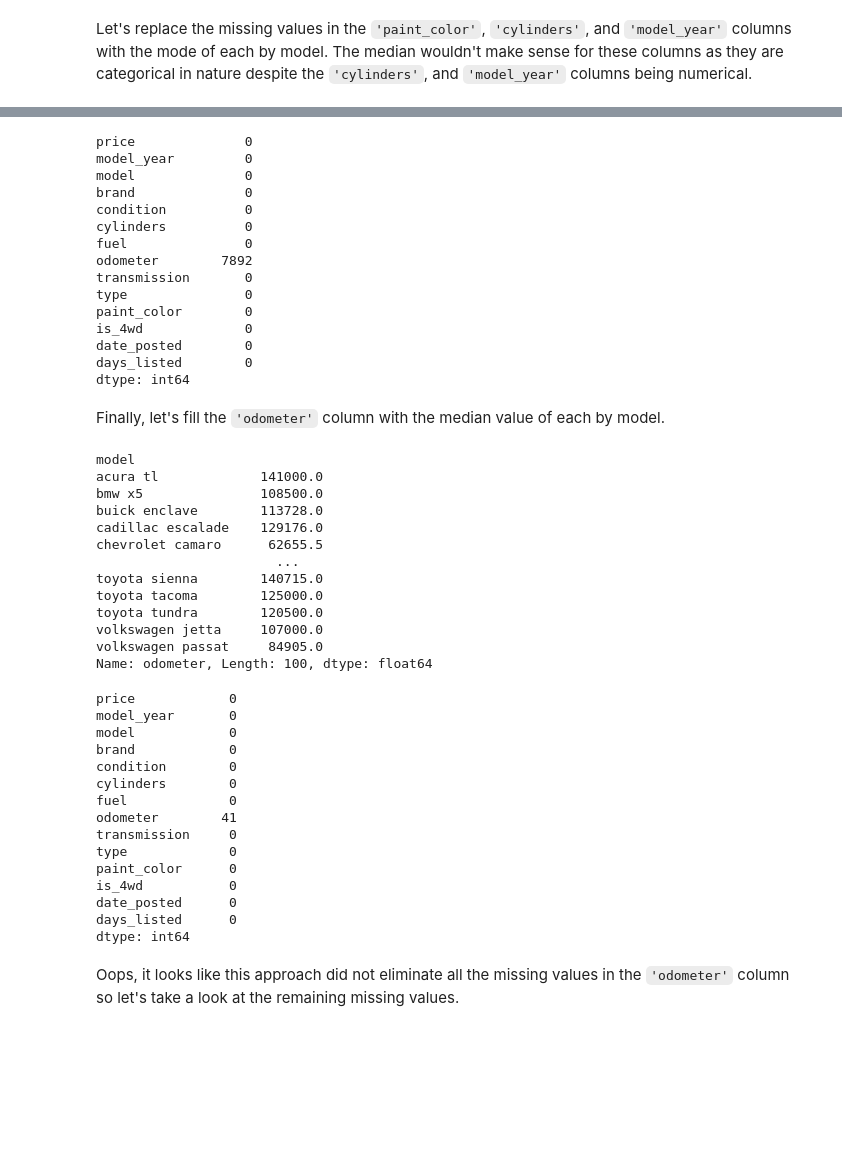
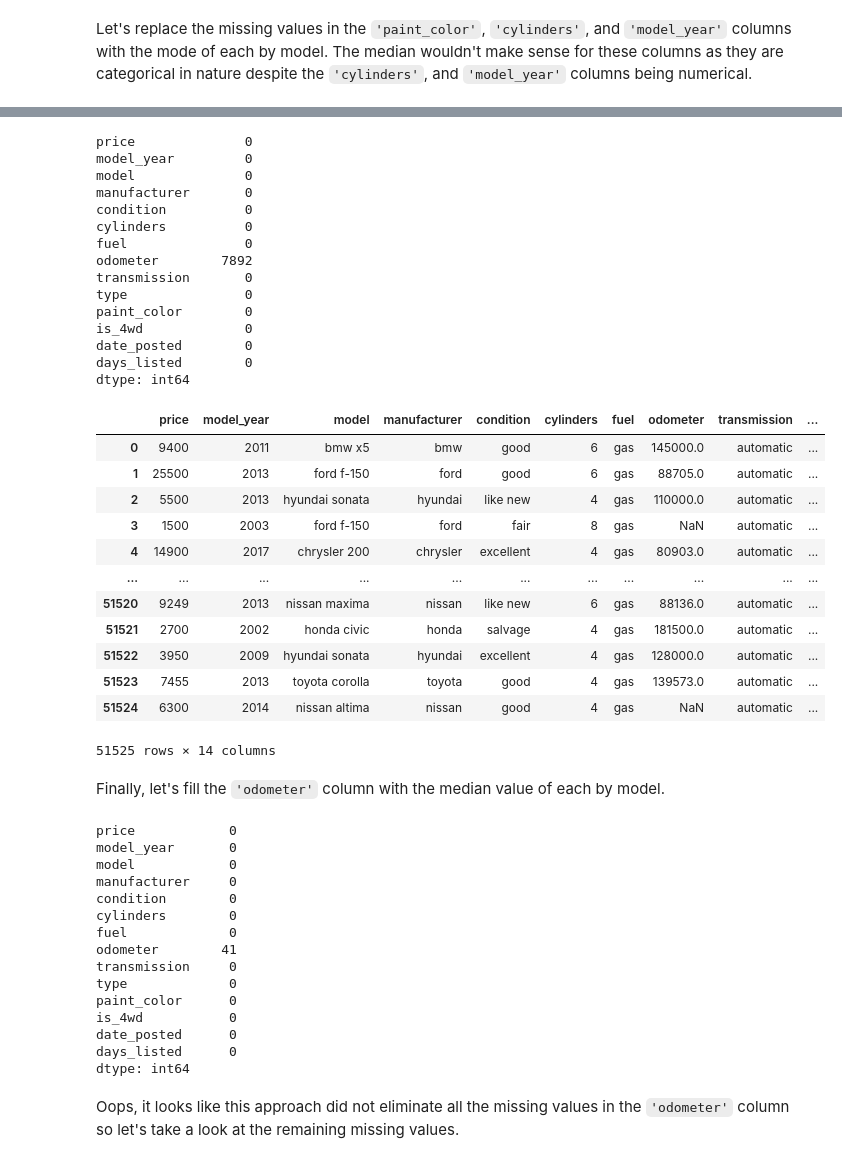
Before and after one commit to Readnovel25/us_vehicles_web_app, a Jupyter notebook: notebooks/EDA.ipynb, the cells around one changed output, grey strips where cells are left out. Drawn from its saved outputs; the diff is of its cells as text; code cells hidden in the pictures; blank space fills up the shorter version.

```diff
--- a/notebooks/EDA.ipynb
+++ b/notebooks/EDA.ipynb
@@ -198,14 +218,14 @@ dtype: int64
 # %%
 # Replace missing model years with the most frequent value for each model
-vehicles_df['model_year'] = vehicles_df.groupby('model')['model_year'].transform(lambda x: x.fillna(x.mode()[0]))
+df['model_year'] = df.groupby('model')['model_year'].transform(lambda x: x.fillna(x.mode()[0]))
 
 # Check for missing values
-vehicles_df.isna().sum()
+df.isna().sum()
 # %% [output]
 price              0
 model_year         0
 model              0
-brand              0
+manufacturer       0
 condition          0
 cylinders          0
 fuel               0
@@ -217,36 +237,39 @@ is_4wd             0
 date_posted        0
 days_listed        0
 dtype: int64
+# %%
+# Change 'model_year' column to be of type int
+df['model_year'] = df['model_year'].astype(int)
+
+# Show dataframe
+df
+# %% [output]
+|  | price | model_year | model | manufacturer | condition | cylinders | fuel | odometer | transmission | ... |
+| 0 | 9400 | 2011 | bmw x5 | bmw | good | 6 | gas | 145000.0 | automatic | ... |
+| 1 | 25500 | 2013 | ford f-150 | ford | good | 6 | gas | 88705.0 | automatic | ... |
+| 2 | 5500 | 2013 | hyundai sonata | hyundai | like new | 4 | gas | 110000.0 | automatic | ... |
+| 3 | 1500 | 2003 | ford f-150 | ford | fair | 8 | gas | NaN | automatic | ... |
+| 4 | 14900 | 2017 | chrysler 200 | chrysler | excellent | 4 | gas | 80903.0 | automatic | ... |
+| ... | ... | ... | ... | ... | ... | ... | ... | ... | ... | ... |
+| 51520 | 9249 | 2013 | nissan maxima | nissan | like new | 6 | gas | 88136.0 | automatic | ... |
+| 51521 | 2700 | 2002 | honda civic | honda | salvage | 4 | gas | 181500.0 | automatic | ... |
+| 51522 | 3950 | 2009 | hyundai sonata | hyundai | excellent | 4 | gas | 128000.0 | automatic | ... |
+| 51523 | 7455 | 2013 | toyota corolla | toyota | good | 4 | gas | 139573.0 | automatic | ... |
+| 51524 | 6300 | 2014 | nissan altima | nissan | good | 4 | gas | NaN | automatic | ... |
+51525 rows × 14 columns
 # %% [markdown]
 Finally, let's fill the `'odometer'` column with the median value of each by model.
-# %%
-#
-vehicles_df.groupby('model')['odometer'].median()
-# %% [output]
-model
-acura tl             141000.0
-bmw x5               108500.0
-buick enclave        113728.0
-cadillac escalade    129176.0
-chevrolet camaro      62655.5
-                       ...
-toyota sienna        140715.0
-toyota tacoma        125000.0
-toyota tundra        120500.0
-volkswagen jetta     107000.0
-volkswagen passat     84905.0
-Name: odometer, Length: 100, dtype: float64
 # %%
 # Replace missing odometer values with the median odometer value for each model
-vehicles_df['odometer'] = vehicles_df.groupby('model')['odometer'].transform(lambda x: x.fillna(x.median()))
+df['odometer'] = df.groupby('model')['odometer'].transform(lambda x: x.fillna(x.median()))
 
 # Check for missing values
-vehicles_df.isna().sum()
+df.isna().sum()
 # %% [output]
 price            0
 model_year       0
 model            0
-brand            0
+manufacturer     0
 condition        0
 cylinders        0
 fuel             0
```
Also changed, not shown: parts of 17 cells of this notebook, 1 other file.
